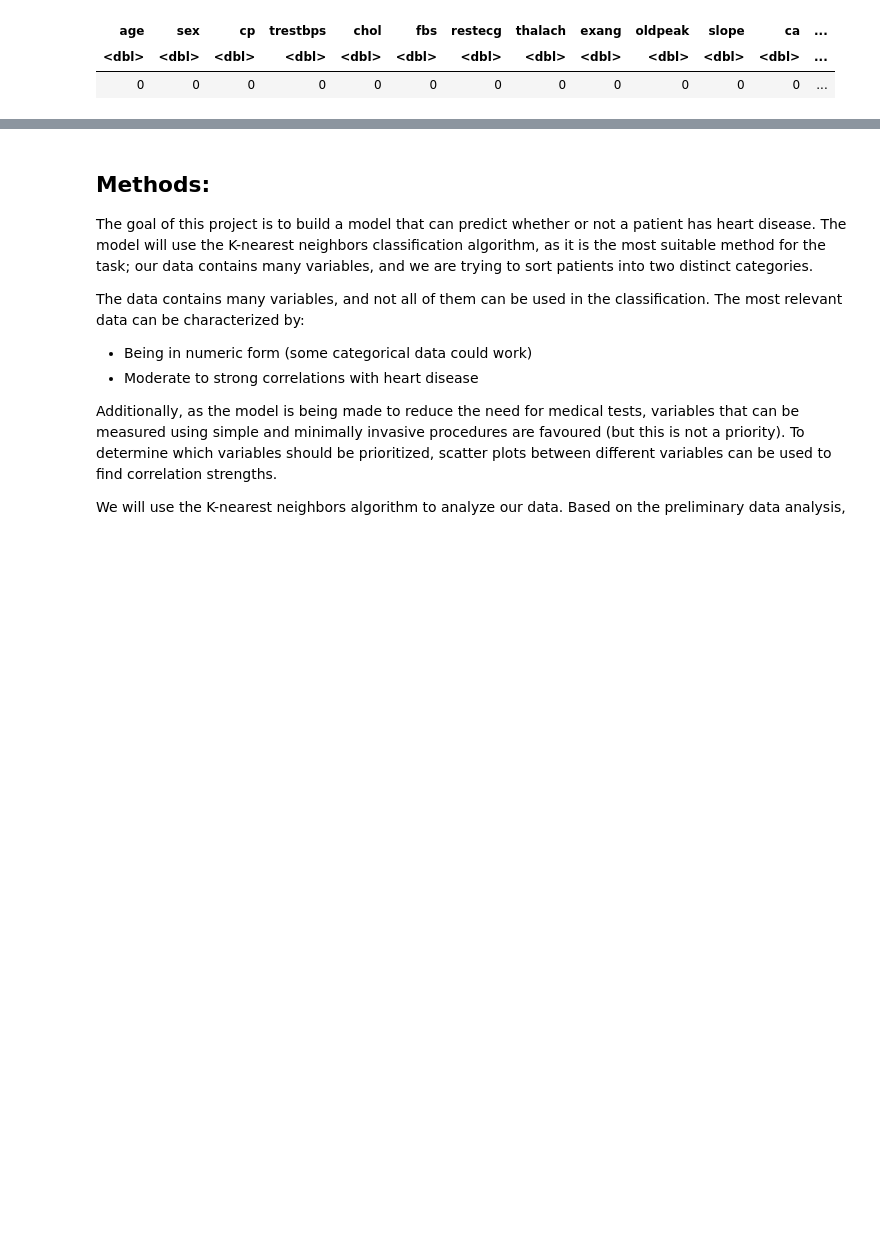
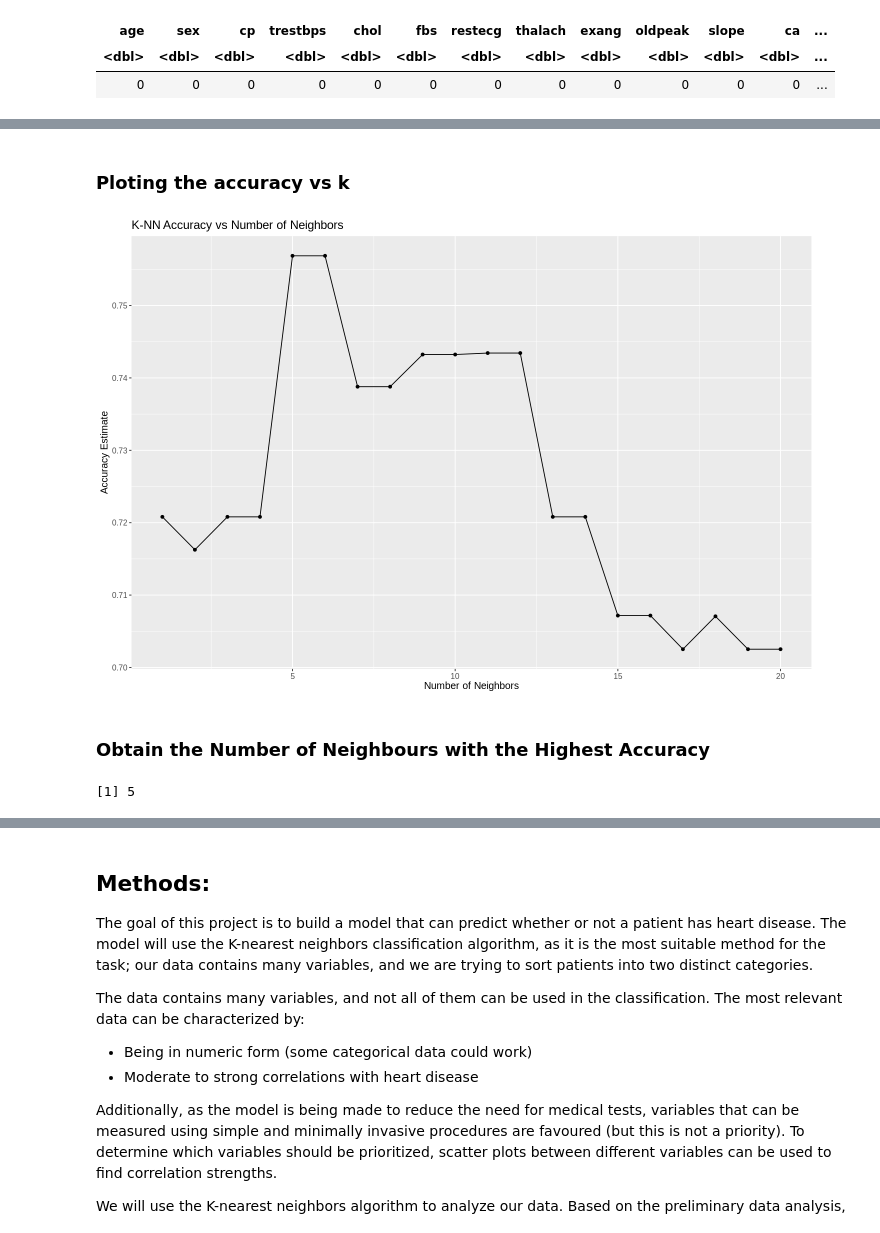
Before and after one commit to latmerlin/dsci100, a Jupyter notebook: Cleveland-final.ipynb, the cells around one changed output, grey strips where cells are left out. Cells and saved outputs as stored; diff of their text form; code cells hidden in the pictures; blank space fills up the shorter version.

```diff
--- a/Cleveland-final.ipynb
+++ b/Cleveland-final.ipynb
@@ -155 +241,22 @@ cleveland_test <- na.omit(cleveland_test)
+# %% [markdown]
+### Ploting the accuracy vs k
+# %%
+accuracy_plot <- ggplot(accuracy_results, aes(x = neighbors, y = mean)) +
+  geom_point() +
+  geom_line() +
+  labs(x = "Number of Neighbors", y = "Accuracy Estimate", title = "K-NN Accuracy vs Number of Neighbors") +
+  theme(text = element_text(size = 12))
+accuracy_plot
+# %% [output]
+[figure, added]
+# %% [markdown]
+### Obtain the Number of Neighbours with the Highest Accuracy
+# %%
+best_k <- accuracy_results |>
+  arrange(desc(mean)) |>
+  slice(1) |>
+  pull(neighbors)
+best_k
+# %% [output]
+[1] 5
 # %%
```
Also changed, not shown: parts of 25 cells of this notebook.
